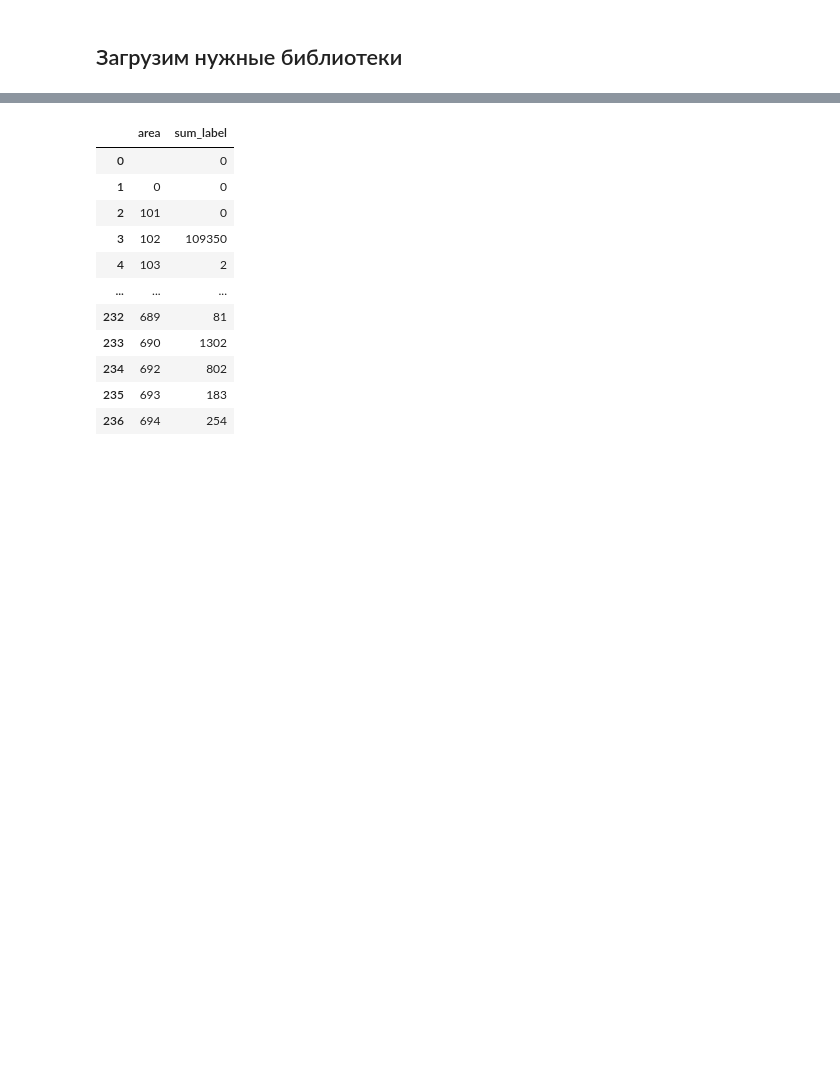
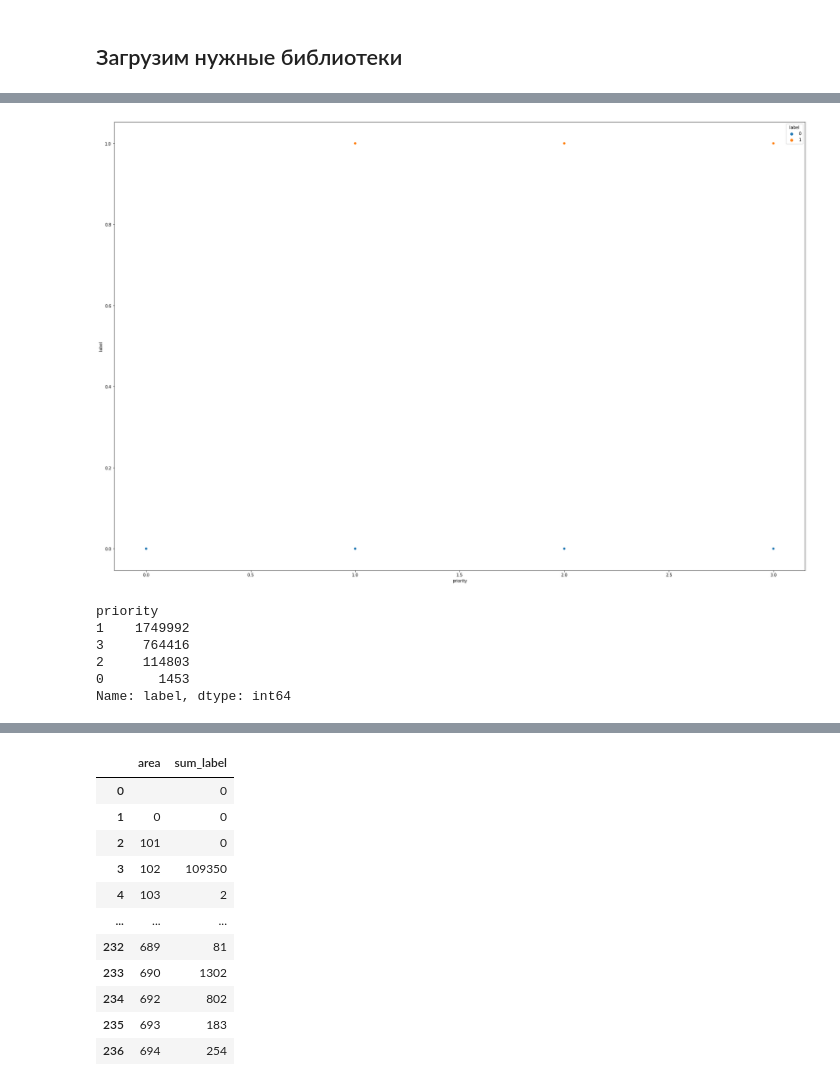
Before and after one commit to genalll/mlsport3, a Jupyter notebook: nero.ipynb, the cells around one changed output, grey strips where cells are left out. Cells and saved outputs as stored; diff of their text form; code cells hidden in the pictures; blank space fills up the shorter version.

```diff
--- a/nero.ipynb
+++ b/nero.ipynb
@@ -103,0 +134,13 @@ df
+# %%
+plt.figure(figsize=(30,20))
+sns.scatterplot(data=df.sample(1000000), x="priority", y="label",hue='label')
+plt.show()
+df.groupby('priority')['label'].count().sort_values(ascending = False).head(30)
+# %% [output]
+[figure, added]
+priority
+1    1749992
+3     764416
+2     114803
+0       1453
+Name: label, dtype: int64
```
Also changed, not shown: parts of 20 cells of this notebook, 8 other files.
